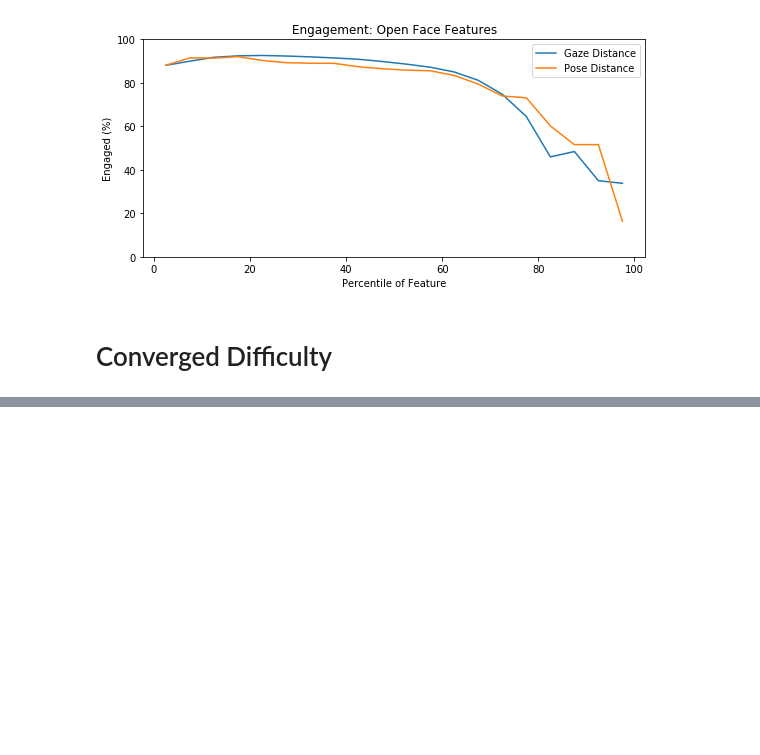
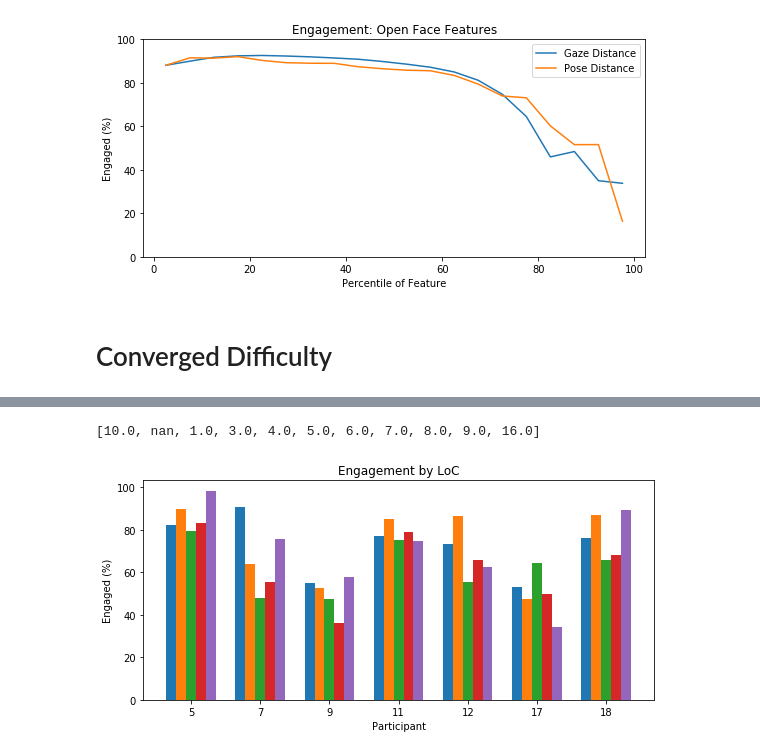
Before and after one commit to interaction-lab/exp_engagement, a Jupyter notebook: Analysis/feature_analysis.ipynb, the cells around one changed output, grey strips where cells are left out. Saved outputs shown, nothing was run; the diff lists cells and outputs as text; code cells hidden in the pictures; blank space fills up the shorter version.

```diff
--- a/Analysis/feature_analysis.ipynb
+++ b/Analysis/feature_analysis.ipynb
@@ -133,10 +133,14 @@ Total 74.416%
 Average 62.25%
 Total 76.145%
 # %%
+diff = []
+
 for i in all_data.columns:
     if 'diff_' in i:
         print(i)
         x = binary_feature_splits(i)
+
+        diff.append(x[0])
         print()
 # %% [output]
 ros_diff_1
@@ -434,0 +488,34 @@ fig.savefig('figure.eps', format='eps', dpi=1000)
+# %%
+types
+# %% [output]
+[10.0, nan, 1.0, 3.0, 4.0, 5.0, 6.0, 7.0, 8.0, 9.0, 16.0]
+# %%
+# Difficulty Graph
+
+plt.rcParams["figure.figsize"] = [8,4]
+
+fig, ax = plt.subplots()
+
+index = np.arange(7)
+bar_width = 1/7
+
+rects1 = ax.bar(index, diff[0], bar_width, label='Level 1')
+rects2 = ax.bar(index+bar_width, diff[1], bar_width, label='Level 2')
+rects3 = ax.bar(index+bar_width*2, diff[2], bar_width, label='Level 3')
+rects4 = ax.bar(index+bar_width*3, diff[3], bar_width, label='Level 4')
+rects5 = ax.bar(index+bar_width*4, diff[4], bar_width, label='Level 5')
+
+
+ax.set_xlabel('Participant')
+ax.set_ylabel('Engaged (%)')
+ax.set_title('Engagement by LoC')
+
+ax.set_xticks(index + bar_width*2)
+ax.set_xticklabels(('5', '7', '9', '11', '12', '17', '18'))
+#ax.legend()
+fig.tight_layout()
+
+plt.show()
+fig.savefig('figure.eps', format='eps', dpi=1000)
+# %% [output]
+[figure, added]
```
Also changed, not shown: parts of 3 cells of this notebook, 5 other files.
